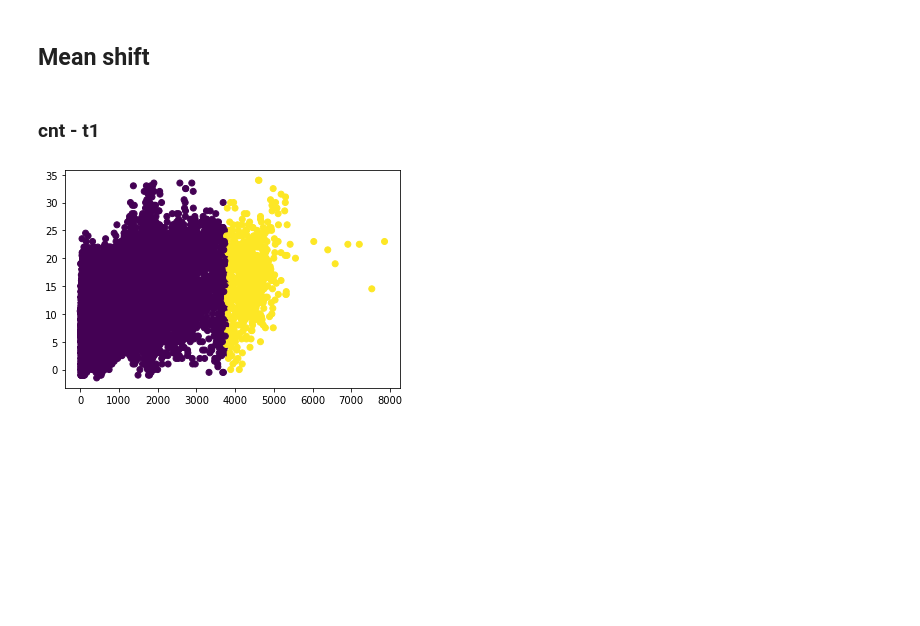
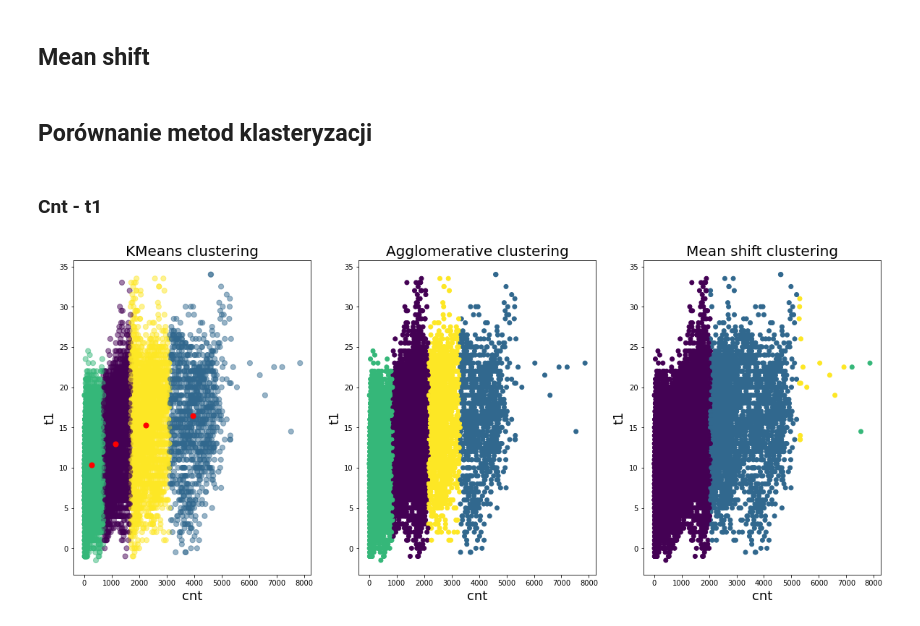
Before and after one commit to hubert-mazur/bike_sharing_data_exploration, a Jupyter notebook: project.ipynb, the cells around one changed output. Drawn from its saved outputs; the diff is of its cells as text; code cells hidden in the pictures; blank space fills up the shorter version.

Commit message:
added subplot to compare all clustering methods

```diff
--- a/project.ipynb
+++ b/project.ipynb
@@ -547,0 +486,9 @@ Dendrogram = dendrogram((linkage(dataset[['cnt','t1']], method ='complete')))
+# %%
+from sklearn.cluster import KMeans
+
+def kmeans_clustering(col1, col2, clustersCount, ax):
+  kmeans = KMeans(n_clusters=clustersCount).fit(dataset[[col1, col2]])
+  centers = kmeans.cluster_centers_
+
+  ax.scatter(dataset[col1], dataset[col2], c= kmeans.labels_.astype(float), s=50, alpha=0.5)
+  ax.scatter(centers[:, 0], centers[:, 1], c='red', s=50)
@@ -548,8 +497,6 @@ Dendrogram = dendrogram((linkage(dataset[['cnt','t1']], method ='complete')))
 # %%
 from sklearn.cluster import AgglomerativeClustering
 
-def agglomerative_clustering(col1, col2, clustersCount):
-  aggClustering = AgglomerativeClustering(clustersCount)
-  plt.scatter(dataset[col1], dataset[col2],
-             c = aggClustering.fit_predict(dataset[[col1, col2]]))
-  plt.show()
+def agglomerative_clustering(col1, col2, clustersCount, ax):
+  aggClustering = AgglomerativeClustering(clustersCount).fit_predict(dataset[[col1, col2]])
+  ax.scatter(dataset[col1], dataset[col2], c = aggClustering)
@@ -564,17 +505,32 @@ agglomerative_clustering('cnt', 't1', 4)
 # %%
 from sklearn.cluster import MeanShift, estimate_bandwidth
 
-def mean_shift_clustering(col1, col2, quantile):
+def mean_shift_clustering(col1, col2, quantile, ax):
   bandwidth = estimate_bandwidth(dataset[[col1, col2]], quantile=quantile)
-
   meanShift = MeanShift(bandwidth=bandwidth, bin_seeding=True).fit(dataset[[col1, col2]])
-  labels = meanShift.labels_
-
-  plt.scatter(dataset[col1], dataset[col2], c=labels)
-  plt.show()
+  ax.scatter(dataset[col1], dataset[col2], c=meanShift.labels_)
+# %% [markdown]
+## Porównanie metod klasteryzacji
+# %%
+def set_ax(ax, title, col1, col2):
+  ax.set_title(title, fontsize=20)
+  ax.set_xlabel(col1, fontsize=18)
+  ax.set_ylabel(col2, fontsize=18)
+
+
+def plot_clustering_methods(col1, col2, clustersCount, quantile):
+  fig, (ax1, ax2, ax3) = plt.subplots(1, 3)
+  fig.set_size_inches(20, 8)
+  set_ax(ax1, 'KMeans clustering', col1, col2)
+  set_ax(ax2, 'Agglomerative clustering', col1, col2)
+  set_ax(ax3, 'Mean shift clustering', col1, col2)
+
+  kmeans_clustering(col1, col2, clustersCount, ax1)
+  agglomerative_clustering(col1, col2, clustersCount, ax2)
+  mean_shift_clustering(col1, col2, quantile, ax3)
 # %% [markdown]
-### cnt - t1
+### Cnt - t1
 # %%
-mean_shift_clustering('cnt', 't1', 0.5)
+plot_clustering_methods('cnt', 't1', 4, 0.25)
 # %% [output]
-[figure, old version]
+[figure, new version]
```
Also changed, not shown: parts of 21 cells of this notebook.
